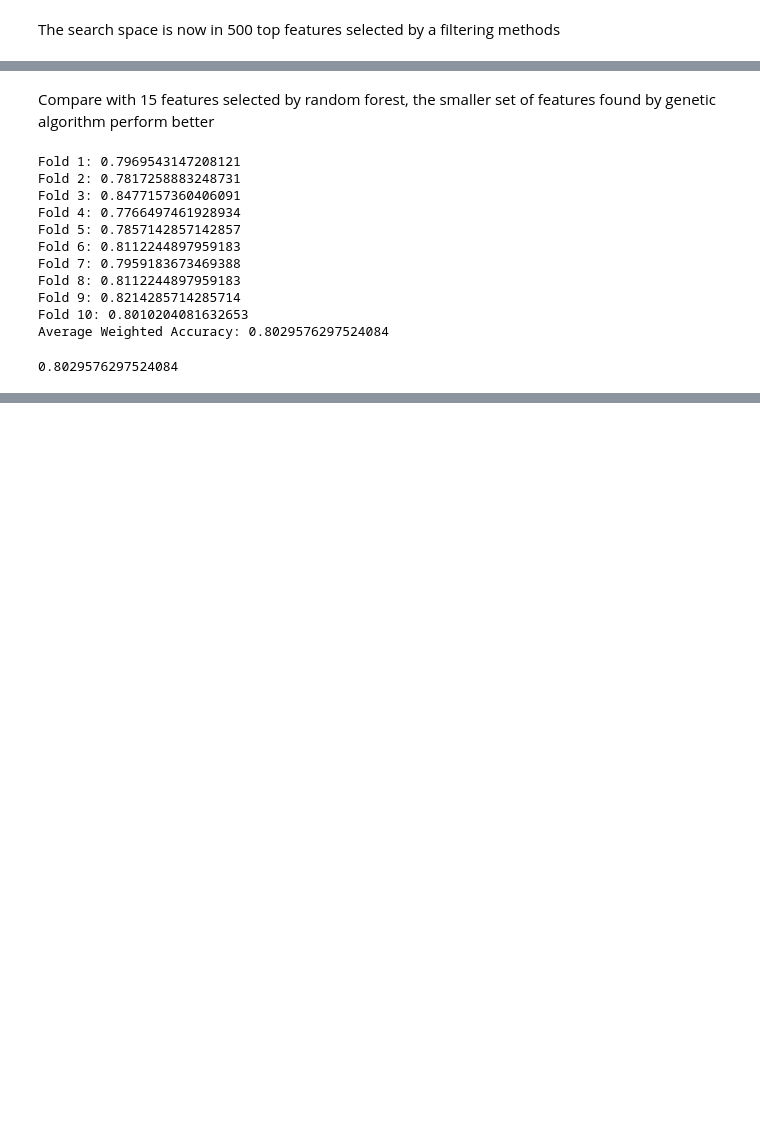
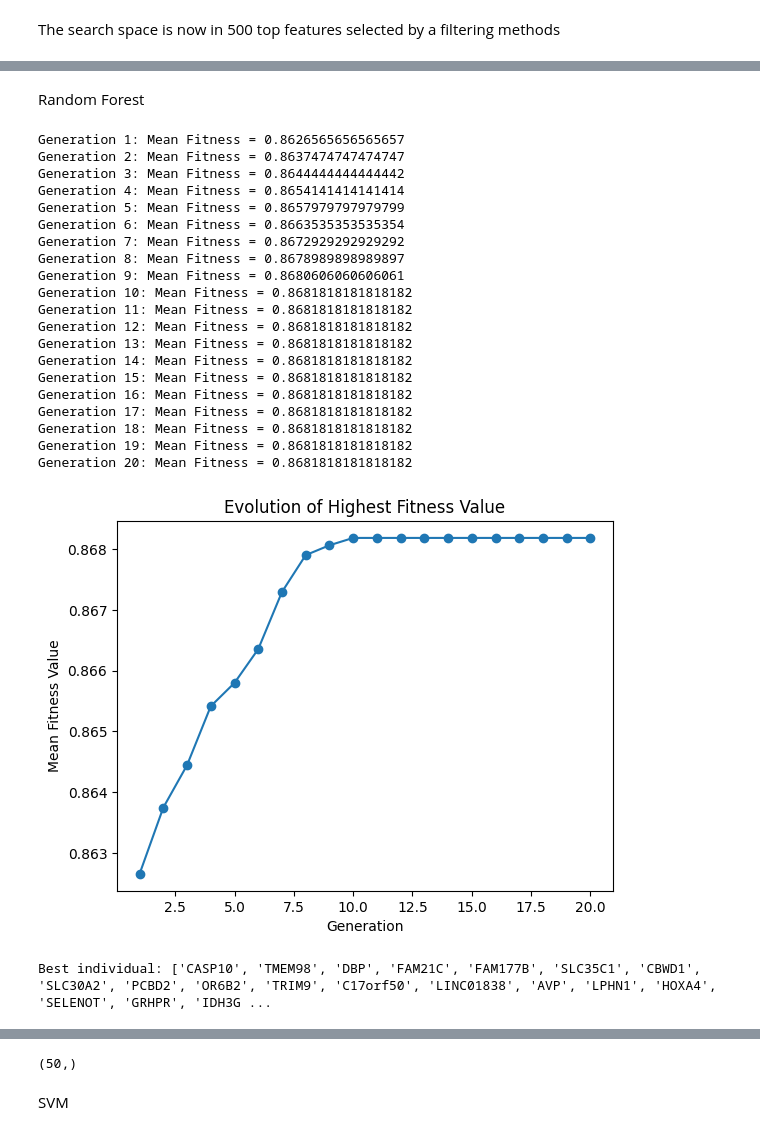
Before and after one commit to haily835/ML-Final-Project-Survival-Prediction, a Jupyter notebook: genetic_feature_selection.ipynb, the cells around one changed output, grey strips where cells are left out. Drawn from its saved outputs; the diff is of its cells as text; code cells hidden in the pictures; blank space fills up the shorter version.

Commit message:
Change the dataset + add genetic algorithm with different models

```diff
--- a/genetic_feature_selection.ipynb
+++ b/genetic_feature_selection.ipynb
@@ -190,2 +113,0 @@ Average Weighted Accuracy: 0.8533564694913498
-# %% [markdown]
-Compare with 15 features selected by random forest, the smaller set of features found by genetic algorithm perform better
@@ -199,19 +114,2 @@ top15 = content
-# %%
-from sklearn.ensemble import RandomForestClassifier
-from k_fold import k_fold
-
-k_fold(classifier=RandomForestClassifier(n_estimators=1000, n_jobs=-1),
-                X=X[top15], y=y)
-# %% [output]
-Fold 1: 0.7969543147208121
-Fold 2: 0.7817258883248731
-Fold 3: 0.8477157360406091
-Fold 4: 0.7766497461928934
-Fold 5: 0.7857142857142857
-Fold 6: 0.8112244897959183
-Fold 7: 0.7959183673469388
-Fold 8: 0.8112244897959183
-Fold 9: 0.8214285714285714
-Fold 10: 0.8010204081632653
-Average Weighted Accuracy: 0.8029576297524084
-0.8029576297524084
+# %% [markdown]
+Random Forest
@@ -217,0 +145,25 @@ Average Weighted Accuracy: 0.8029576297524084
+# %%
+execuate_ga('rf')
+# %% [output]
+Generation 1: Mean Fitness = 0.8626565656565657
+Generation 2: Mean Fitness = 0.8637474747474747
+Generation 3: Mean Fitness = 0.8644444444444442
+Generation 4: Mean Fitness = 0.8654141414141414
+Generation 5: Mean Fitness = 0.8657979797979799
+Generation 6: Mean Fitness = 0.8663535353535354
+Generation 7: Mean Fitness = 0.8672929292929292
+Generation 8: Mean Fitness = 0.8678989898989897
+Generation 9: Mean Fitness = 0.8680606060606061
+Generation 10: Mean Fitness = 0.8681818181818182
+Generation 11: Mean Fitness = 0.8681818181818182
+Generation 12: Mean Fitness = 0.8681818181818182
+Generation 13: Mean Fitness = 0.8681818181818182
+Generation 14: Mean Fitness = 0.8681818181818182
+Generation 15: Mean Fitness = 0.8681818181818182
+Generation 16: Mean Fitness = 0.8681818181818182
+Generation 17: Mean Fitness = 0.8681818181818182
+Generation 18: Mean Fitness = 0.8681818181818182
+Generation 19: Mean Fitness = 0.8681818181818182
+Generation 20: Mean Fitness = 0.8681818181818182
+[figure, added]
+Best individual: ['CASP10', 'TMEM98', 'DBP', 'FAM21C', 'FAM177B', 'SLC35C1', 'CBWD1', 'SLC30A2', 'PCBD2', 'OR6B2', 'TRIM9', 'C17orf50', 'LINC01838', 'AVP', 'LPHN1', 'HOXA4', 'SELENOT', 'GRHPR', 'IDH3G ...
@@ -217,0 +192,6 @@ Average Weighted Accuracy: 0.8029576297524084
+# %%
+np.unique(best).shape
+# %% [output]
+(50,)
+# %% [markdown]
+SVM
```
Also changed, not shown: parts of 28 cells of this notebook, 15 other files.
